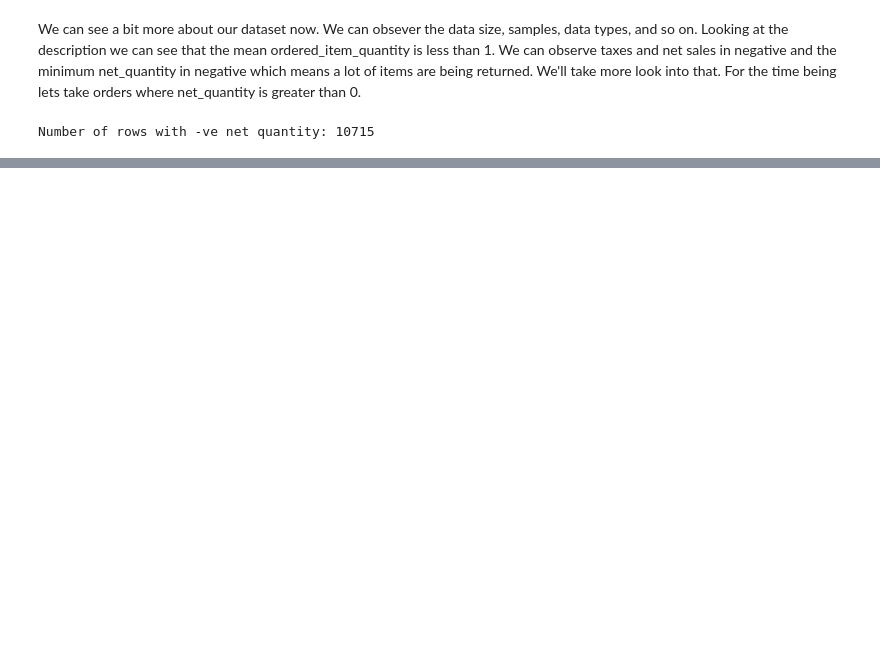
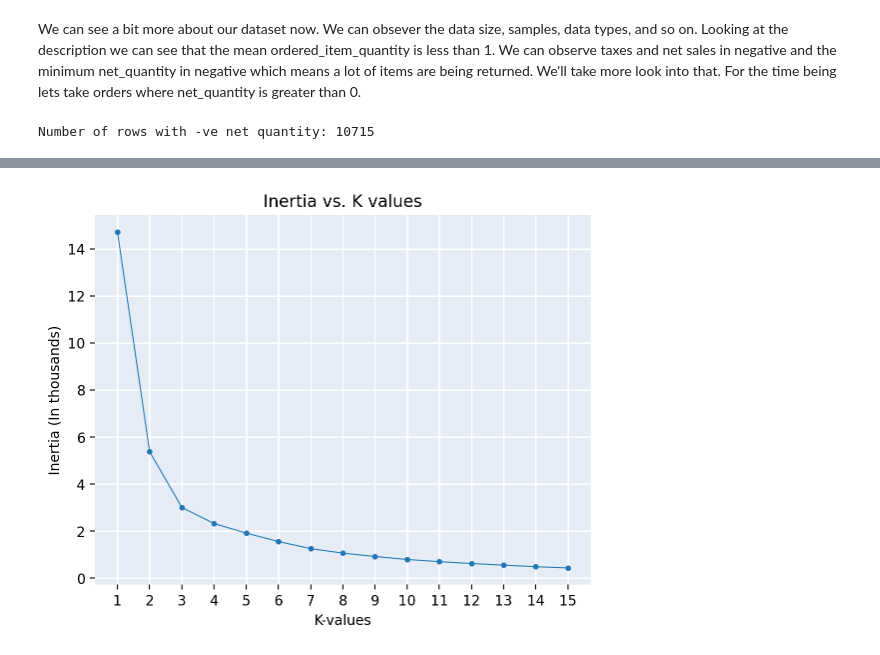
Before and after one commit to gaurabdhg/Kaggle_quickies, a Jupyter notebook: customer-segmentation.ipynb, the cells around one changed output, grey strips where cells are left out. Drawn from its saved outputs; the diff is of its cells as text; code cells hidden in the pictures; blank space fills up the shorter version.

```diff
--- a/customer-segmentation.ipynb
+++ b/customer-segmentation.ipynb
@@ -75,0 +275,7 @@ Number of rows with -ve net quantity: 10715
+# %%
+#init Kmeans model
+kmm=KMeans(init='k-means++',max_iter=1000,random_state=332)
+# %%
+kmm.fit(filter_data)
+#print sum of distances of all instances to the centre
+print(f'in-cluster-sum-of-squares/inertia of the model is {kmm.inertia_}')
@@ -75,0 +285,10 @@ Number of rows with -ve net quantity: 10715
+# %%
+#we need to find the optimal number of clusters
+#Lets define K now
+def defineK(K,df):
+    inertia=[]
+    for k in range(1,K+1):
+        model=KMeans(n_clusters=k,init='k-means++',max_iter=1000,random_state=112)
+        model.fit(df)
+        inertia.append(model.inertia_)
+    return inertia
@@ -75,0 +297,3 @@ Number of rows with -ve net quantity: 10715
+# %%
+res=defineK(15,filter_data)
+distances=pd.DataFrame({"clusters":range(1,16),"In-cluster Inertia":res})
@@ -75,0 +318,12 @@ Number of rows with -ve net quantity: 10715
+# %%
+fig,ax=plt.subplots()
+ax.plot(distances["clusters"],distances["In-cluster Inertia"]/1000,marker='.',lw=.75)
+ax.set_xlabel('K-values')
+ax.set_ylabel("Inertia (In thousands)")
+ax.set_title("Inertia vs. K values")
+ax.set_facecolor('#E5ECF6')
+plt.setp(ax.spines.values(), linewidth=0.01)
+plt.xticks(range(1,16))
+ax.grid(visible=True,axis='both',c='w',lw=1.1)
+# %% [output]
+[figure, added]
```
Also changed, not shown: parts of 39 cells of this notebook.
